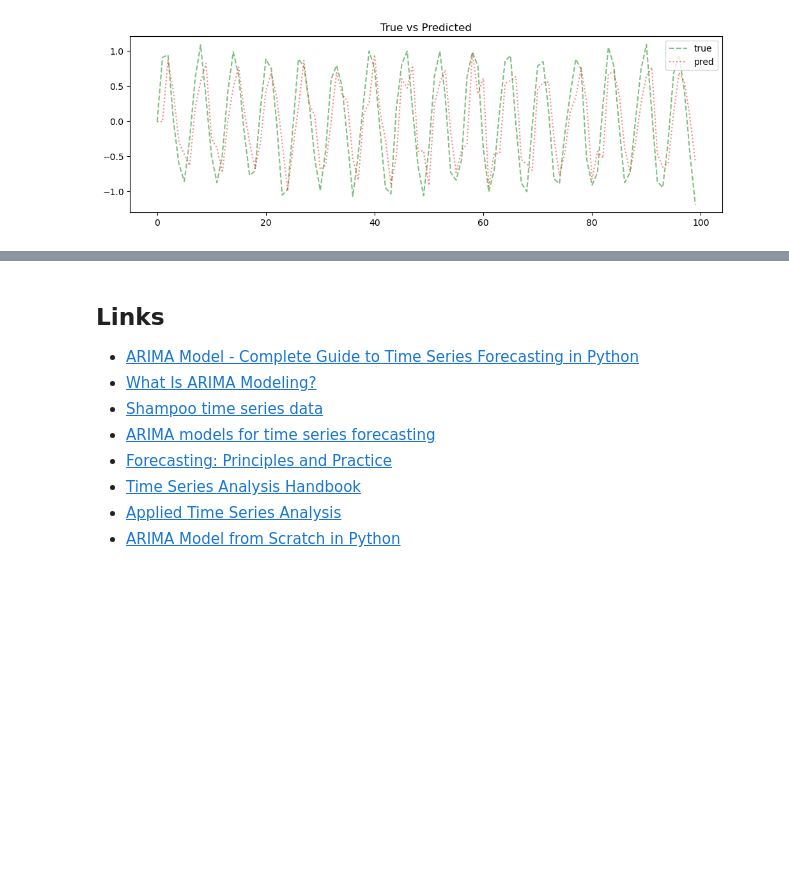
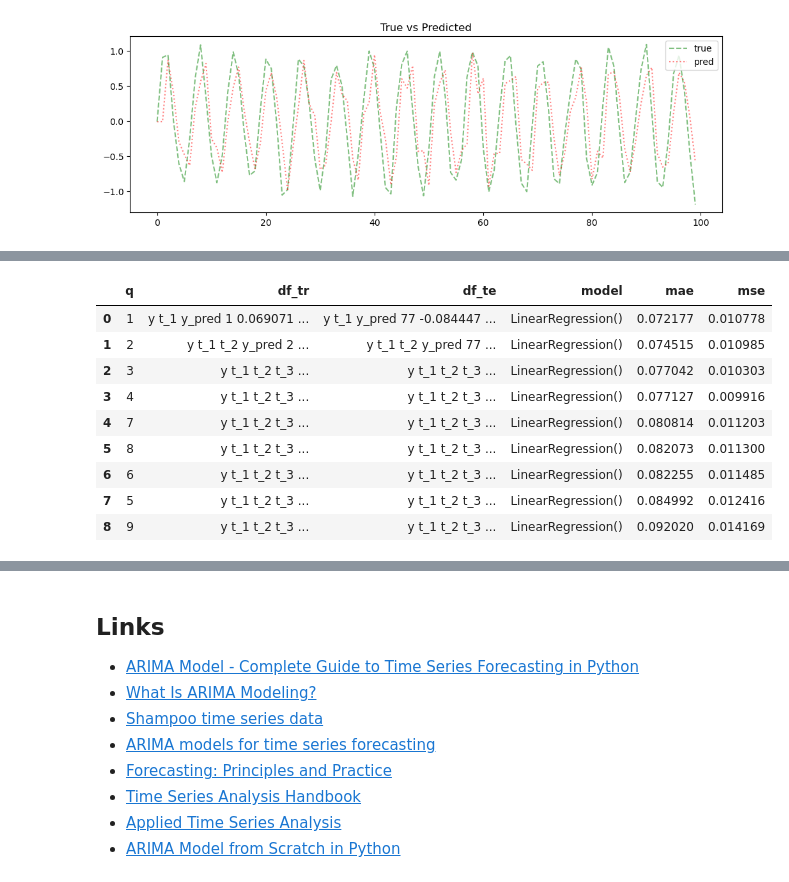
Before and after one commit to oneoffcoder/books, a Jupyter notebook: sphinx/datascience/source/arima.ipynb, the cells around one changed output, grey strips where cells are left out. Saved outputs shown, nothing was run; the diff lists cells and outputs as text; code cells hidden in the pictures; blank space fills up the shorter version.

```diff
--- a/sphinx/datascience/source/arima.ipynb
+++ b/sphinx/datascience/source/arima.ipynb
@@ -296,0 +306,17 @@ pd.Series(y_pred).plot()
+# %%
+ma_df = pd.DataFrame([do_ma(r, q) for q in range(1, 10)]) \
+    .sort_values(['mae']) \
+    .reset_index(drop=True)
+
+ma_df
+# %% [output]
+|  | q | df_tr | df_te | model | mae | mse |
+| 0 | 1 | y t_1 y_pred 1 0.069071 ... | y t_1 y_pred 77 -0.084447 ... | LinearRegression() | 0.072177 | 0.010778 |
+| 1 | 2 | y t_1 t_2 y_pred 2 ... | y t_1 t_2 y_pred 77 ... | LinearRegression() | 0.074515 | 0.010985 |
+| 2 | 3 | y t_1 t_2 t_3 ... | y t_1 t_2 t_3 ... | LinearRegression() | 0.077042 | 0.010303 |
+| 3 | 4 | y t_1 t_2 t_3 ... | y t_1 t_2 t_3 ... | LinearRegression() | 0.077127 | 0.009916 |
+| 4 | 7 | y t_1 t_2 t_3 ... | y t_1 t_2 t_3 ... | LinearRegression() | 0.080814 | 0.011203 |
+| 5 | 8 | y t_1 t_2 t_3 ... | y t_1 t_2 t_3 ... | LinearRegression() | 0.082073 | 0.011300 |
+| 6 | 6 | y t_1 t_2 t_3 ... | y t_1 t_2 t_3 ... | LinearRegression() | 0.082255 | 0.011485 |
+| 7 | 5 | y t_1 t_2 t_3 ... | y t_1 t_2 t_3 ... | LinearRegression() | 0.084992 | 0.012416 |
+| 8 | 9 | y t_1 t_2 t_3 ... | y t_1 t_2 t_3 ... | LinearRegression() | 0.092020 | 0.014169 |
```
Also changed, not shown: parts of 14 cells of this notebook.
